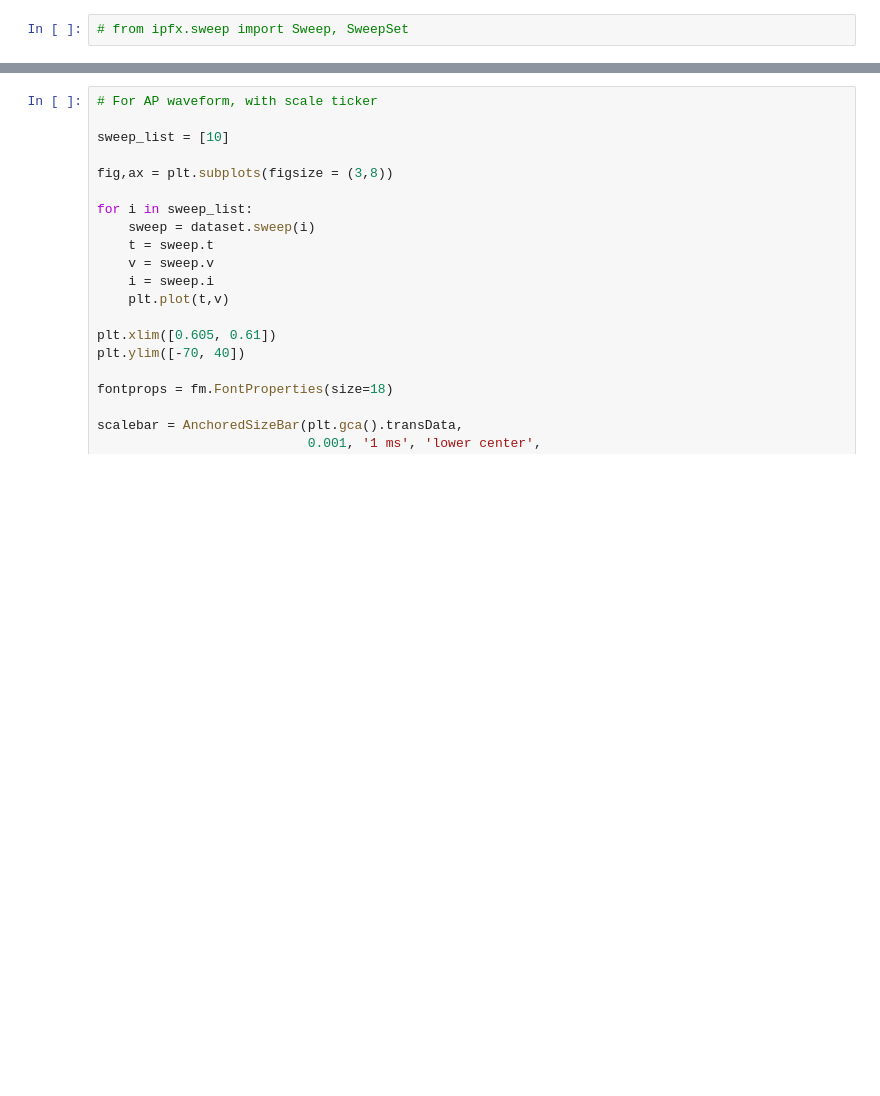
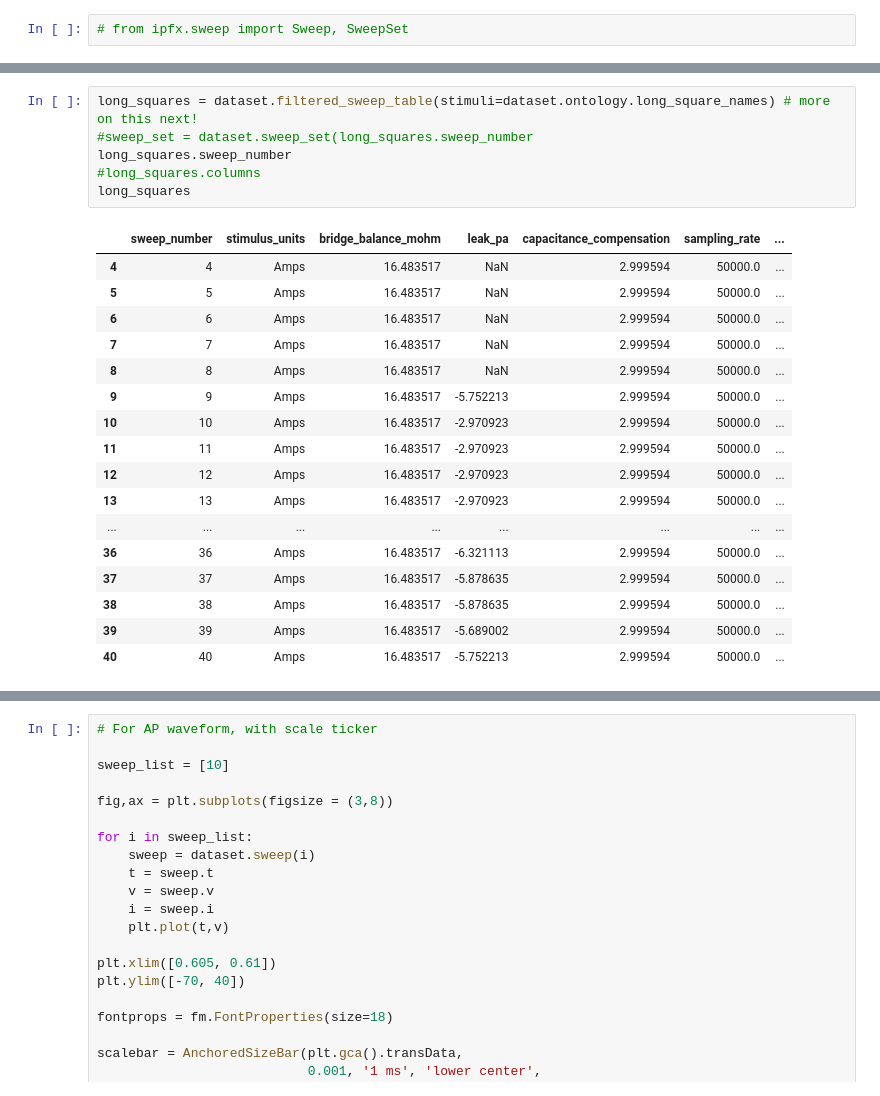
Before and after one commit to xpliu16/celltypes, a Jupyter notebook: IPFX_test.ipynb, the cells around one changed output, grey strips where cells are left out. Cells and saved outputs as stored; diff of their text form; blank space fills up the shorter version.

```diff
--- a/IPFX_test.ipynb
+++ b/IPFX_test.ipynb
@@ -29,0 +120,24 @@ plt.show()
+# %%
+long_squares = dataset.filtered_sweep_table(stimuli=dataset.ontology.long_square_names) # more on this next!
+#sweep_set = dataset.sweep_set(long_squares.sweep_number
+long_squares.sweep_number
+#long_squares.columns
+long_squares
+# %% [output]
+|  | sweep_number | stimulus_units | bridge_balance_mohm | leak_pa | capacitance_compensation | sampling_rate | ... |
+| 4 | 4 | Amps | 16.483517 | NaN | 2.999594 | 50000.0 | ... |
+| 5 | 5 | Amps | 16.483517 | NaN | 2.999594 | 50000.0 | ... |
+| 6 | 6 | Amps | 16.483517 | NaN | 2.999594 | 50000.0 | ... |
+| 7 | 7 | Amps | 16.483517 | NaN | 2.999594 | 50000.0 | ... |
+| 8 | 8 | Amps | 16.483517 | NaN | 2.999594 | 50000.0 | ... |
+| 9 | 9 | Amps | 16.483517 | -5.752213 | 2.999594 | 50000.0 | ... |
+| 10 | 10 | Amps | 16.483517 | -2.970923 | 2.999594 | 50000.0 | ... |
+| 11 | 11 | Amps | 16.483517 | -2.970923 | 2.999594 | 50000.0 | ... |
+| 12 | 12 | Amps | 16.483517 | -2.970923 | 2.999594 | 50000.0 | ... |
+| 13 | 13 | Amps | 16.483517 | -2.970923 | 2.999594 | 50000.0 | ... |
+| ... | ... | ... | ... | ... | ... | ... | ... |
+| 36 | 36 | Amps | 16.483517 | -6.321113 | 2.999594 | 50000.0 | ... |
+| 37 | 37 | Amps | 16.483517 | -5.878635 | 2.999594 | 50000.0 | ... |
+| 38 | 38 | Amps | 16.483517 | -5.878635 | 2.999594 | 50000.0 | ... |
+| 39 | 39 | Amps | 16.483517 | -5.689002 | 2.999594 | 50000.0 | ... |
+| 40 | 40 | Amps | 16.483517 | -5.752213 | 2.999594 | 50000.0 | ... |
```
Also changed, not shown: parts of 4 cells of this notebook.
